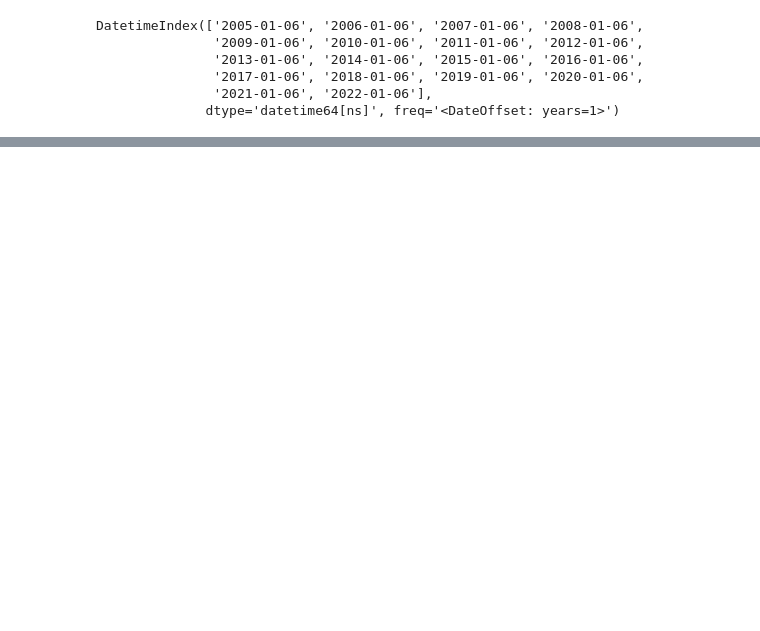
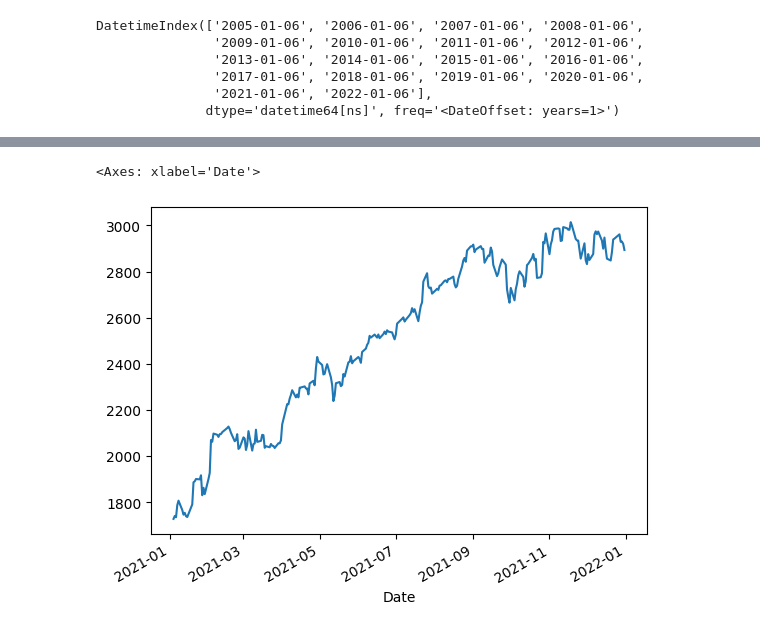
Before and after one commit to Swapn2/Data-Science-Learnings, a Jupyter notebook: Time_series_analysis.ipynb, the cells around one changed output, grey strips where cells are left out. Cells and saved outputs as stored; diff of their text form; code cells hidden in the pictures; blank space fills up the shorter version.

```diff
--- a/Time_series_analysis.ipynb
+++ b/Time_series_analysis.ipynb
@@ -245,0 +251,5 @@ google[google.index.isin(pd.date_range(start = '2005-1-6',end = '2022-1-6',freq=
+# %%
+google.loc['2021']['Close'].plot()
+# %% [output]
+<Axes: xlabel='Date'>
+[figure, added]
```
Also changed, not shown: parts of 16 cells of this notebook.
